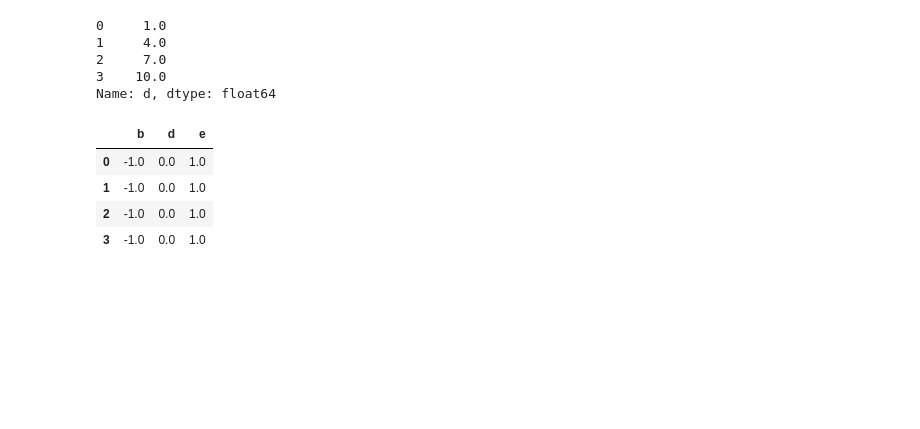
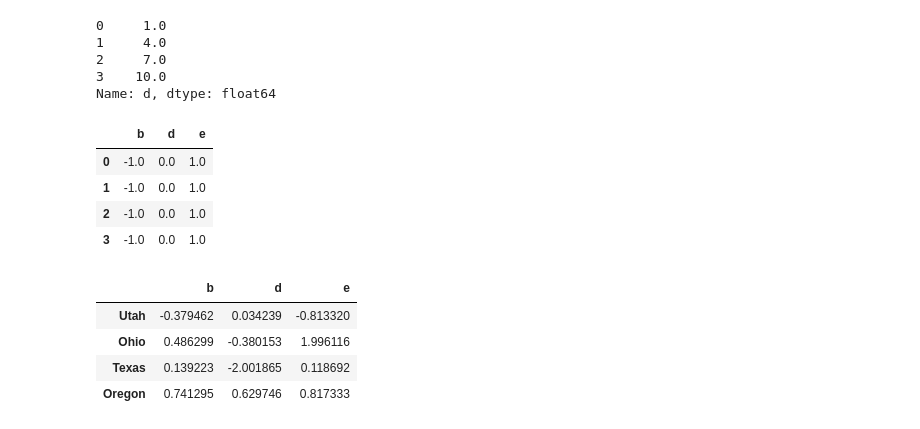
Before and after one commit to zhzhzh/PyDataLean, a Jupyter notebook: pydata_ch05_1.ipynb, the cells around one changed output. Drawn from its saved outputs; the diff is of its cells as text; code cells hidden in the pictures; blank space fills up the shorter version.

```diff
--- a/pydata_ch05_1.ipynb
+++ b/pydata_ch05_1.ipynb
@@ -882,3 +882,14 @@ frame.sub(series3, axis=0)
 | 1 | -1.0 | 0.0 | 1.0 |
 | 2 | -1.0 | 0.0 | 1.0 |
 | 3 | -1.0 | 0.0 | 1.0 |
+# %%
+frame = DataFrame(np.random.randn(4,3), columns=list('bde'),
+                 index=['Utah', 'Ohio', 'Texas', 'Oregon'])
+# %%
+frame
+# %% [output]
+|  | b | d | e |
+| Utah | -0.379462 | 0.034239 | -0.813320 |
+| Ohio | 0.486299 | -0.380153 | 1.996116 |
+| Texas | 0.139223 | -2.001865 | 0.118692 |
+| Oregon | 0.741295 | 0.629746 | 0.817333 |
```
Also changed, not shown: parts of 35 cells of this notebook.
